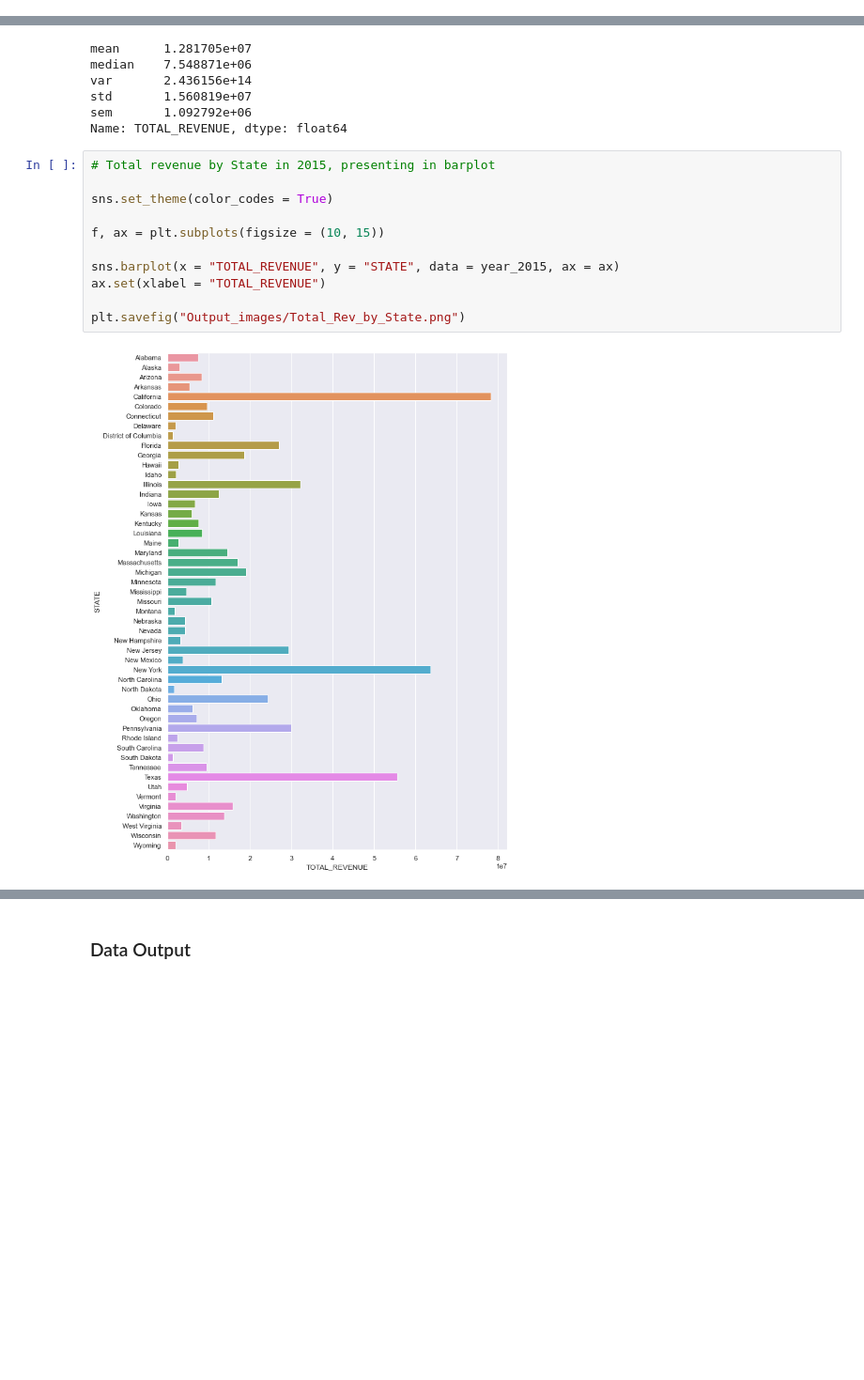
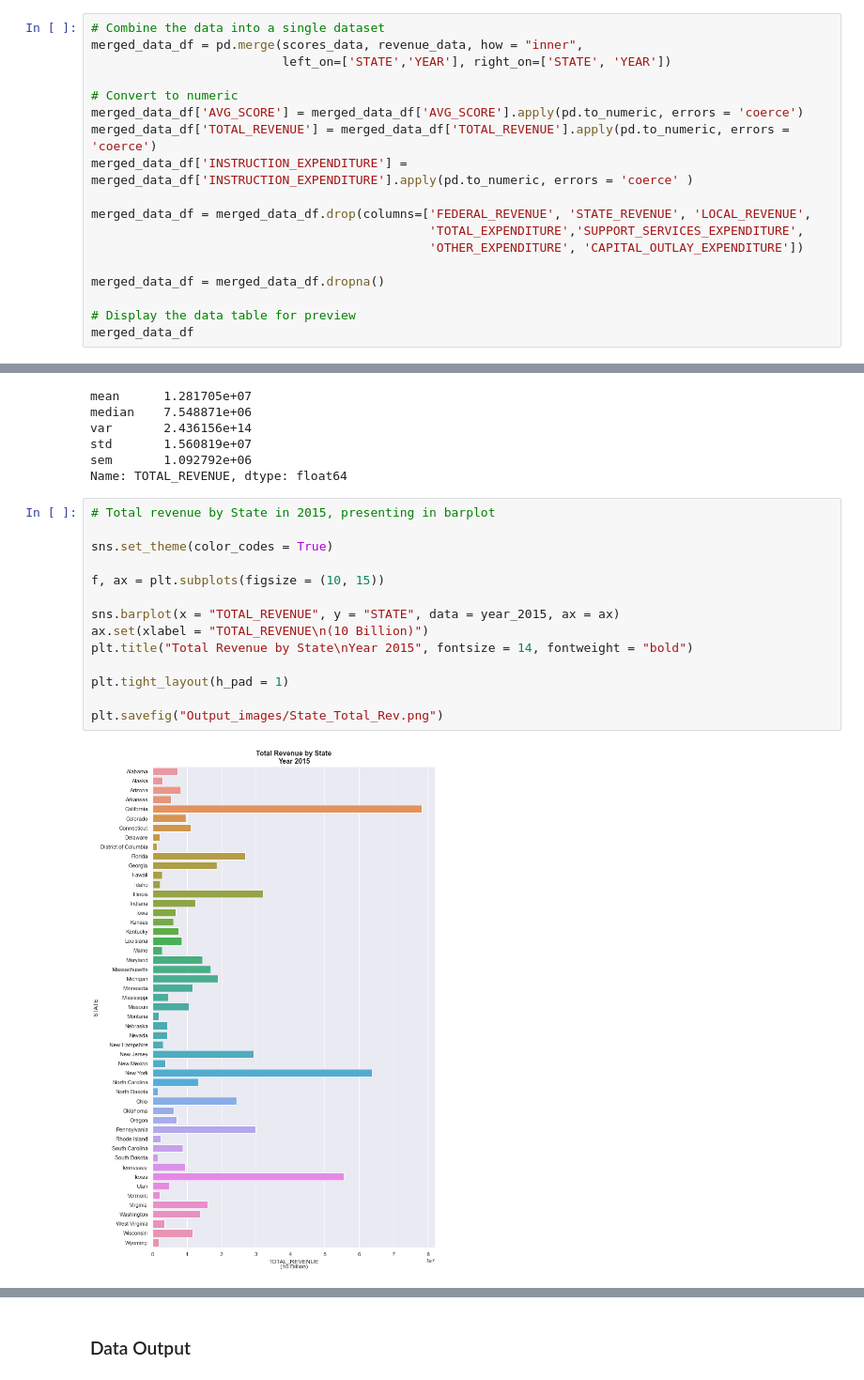
Before and after one commit to trangbt278/education, a Jupyter notebook: Student_Performance_vs_Funding.ipynb, the cells around one changed output, grey strips where cells are left out. Shown at 94% size. Cells and saved outputs as stored; diff of their text form; blank space fills up the shorter version.

```diff
--- a/Student_Performance_vs_Funding.ipynb
+++ b/Student_Performance_vs_Funding.ipynb
@@ -71,0 +24,18 @@ merged_data_df["INSTRUCTION_EXPENDITURE_PER_STUDENT"] = spending_per_student
+# %%
+# Combine the data into a single dataset
+merged_data_df = pd.merge(scores_data, revenue_data, how = "inner",
+                          left_on=['STATE','YEAR'], right_on=['STATE', 'YEAR'])
+
+# Convert to numeric
+merged_data_df['AVG_SCORE'] = merged_data_df['AVG_SCORE'].apply(pd.to_numeric, errors = 'coerce')
+merged_data_df['TOTAL_REVENUE'] = merged_data_df['TOTAL_REVENUE'].apply(pd.to_numeric, errors = 'coerce')
+merged_data_df['INSTRUCTION_EXPENDITURE'] = merged_data_df['INSTRUCTION_EXPENDITURE'].apply(pd.to_numeric, errors = 'coerce' )
+
+merged_data_df = merged_data_df.drop(columns=['FEDERAL_REVENUE', 'STATE_REVENUE', 'LOCAL_REVENUE',
+                                              'TOTAL_EXPENDITURE','SUPPORT_SERVICES_EXPENDITURE',
+                                              'OTHER_EXPENDITURE', 'CAPITAL_OUTLAY_EXPENDITURE'])
+
+merged_data_df = merged_data_df.dropna()
+
+# Display the data table for preview
+merged_data_df
@@ -113,14 +132,17 @@ Name: TOTAL_REVENUE, dtype: float64
 # %%
 # Total revenue by State in 2015, presenting in barplot
 
 sns.set_theme(color_codes = True)
 
 f, ax = plt.subplots(figsize = (10, 15))
 
 sns.barplot(x = "TOTAL_REVENUE", y = "STATE", data = year_2015, ax = ax)
-ax.set(xlabel = "TOTAL_REVENUE")
+ax.set(xlabel = "TOTAL_REVENUE\n(10 Billion)")
+plt.title("Total Revenue by State\nYear 2015", fontsize = 14, fontweight = "bold")
 
-plt.savefig("Output_images/Total_Rev_by_State.png")
+plt.tight_layout(h_pad = 1)
+
+plt.savefig("Output_images/State_Total_Rev.png")
 # %% [output]
-[figure, old version]
+[figure, new version]
 # %%
```
Also changed, not shown: parts of 37 cells of this notebook, 32 other files.
